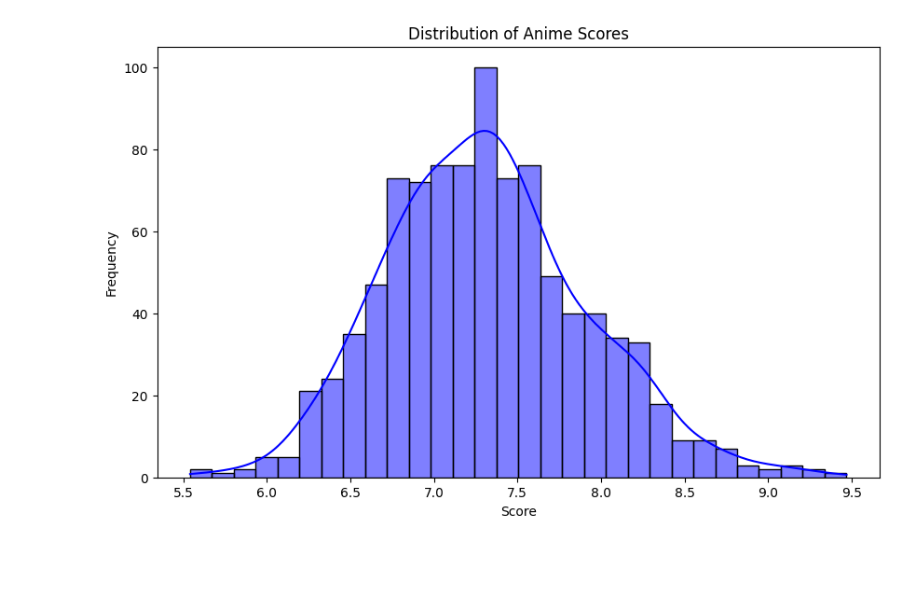
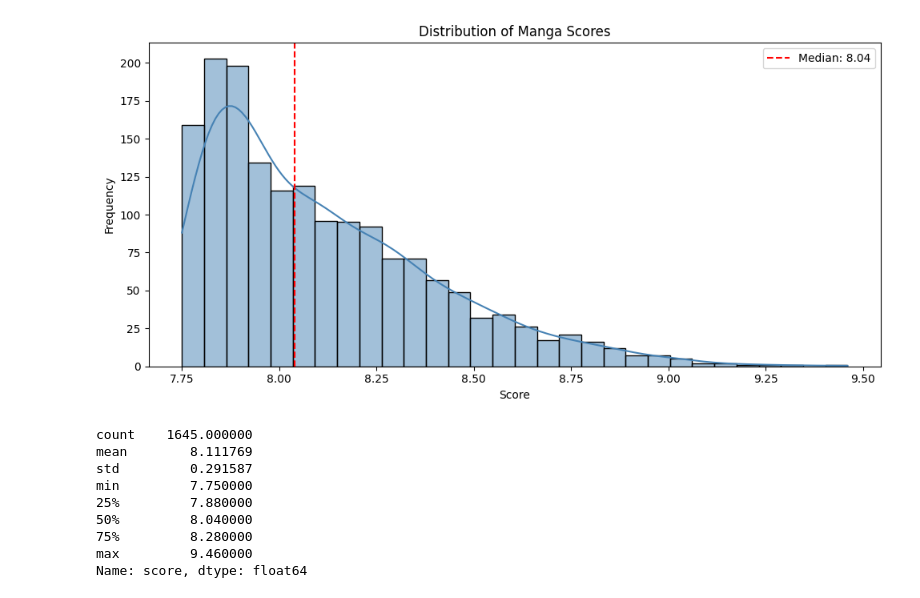
Before and after one commit to SID1014/Manga-Recommendation-System, a Jupyter notebook: Notebook/data_exploration.ipynb, the cells around one changed output. Drawn from its saved outputs; the diff is of its cells as text; code cells hidden in the pictures; blank space fills up the shorter version.

```diff
--- a/Notebook/data_exploration.ipynb
+++ b/Notebook/data_exploration.ipynb
@@ -2,3 +2,9 @@
 import pandas as pd
 import matplotlib.pyplot as plt
 import seaborn as sns
+import numpy as np
+from pathlib import Path
+
+RAW_PATH = '../Data/Raw/manga.csv'
+PROCESSED_PATH = '../Data/Processed/processed_manga.csv'
+Path('../Data/Processed').mkdir(parents=True, exist_ok=True)
@@ -14,0 +11,4 @@ df.head()
+# %%
+df = pd.read_csv(RAW_PATH)
+print(f'Raw dataset: {df.shape[0]} rows, {df.shape[1]} columns')
+df.head()
@@ -47,3 +42,0 @@ Name: score, dtype: float64
-# %%
-df['genres'] = df['genres'].str.replace('Award Winning', 'Award_Winning')
-df['genres'] = df['genres'].str.replace('Slice of Life', 'Slice_of_Life')
@@ -64,2 +42,0 @@ array(['Award_Winning', 'Drama', 'Mystery', 'Action', 'Adventure',
-# %%
-df.dropna(subset=['genres','synopsis'],inplace=True)
@@ -66,11 +71,24 @@ df.dropna(subset=['genres','synopsis'],inplace=True)
 # %%
-plt.figure(figsize=(10, 6))
-
-# Assuming your score column is named 'score'
-sns.histplot(df['score'], kde=True, bins=30, color='blue')
-plt.title('Distribution of Anime Scores')
+plt.figure(figsize=(10, 5))
+sns.histplot(df['score'].dropna(), kde=True, bins=30, color='steelblue')
+plt.axvline(df['score'].median(), color='red', linestyle='--',
+            label=f"Median: {df['score'].median():.2f}")
+plt.title('Distribution of Manga Scores')
 plt.xlabel('Score')
 plt.ylabel('Frequency')
+plt.legend()
+plt.tight_layout()
+plt.savefig('score_distribution.png', dpi=150, bbox_inches='tight')
 plt.show()
+print(df['score'].describe())
 # %% [output]
-[figure, old version]
+[figure, new version]
+count    1645.000000
+mean        8.111769
+std         0.291587
+min         7.750000
+25%         7.880000
+50%         8.040000
+75%         8.280000
+max         9.460000
+Name: score, dtype: float64
```
Also changed, not shown: parts of 23 cells of this notebook, 26 other files.
